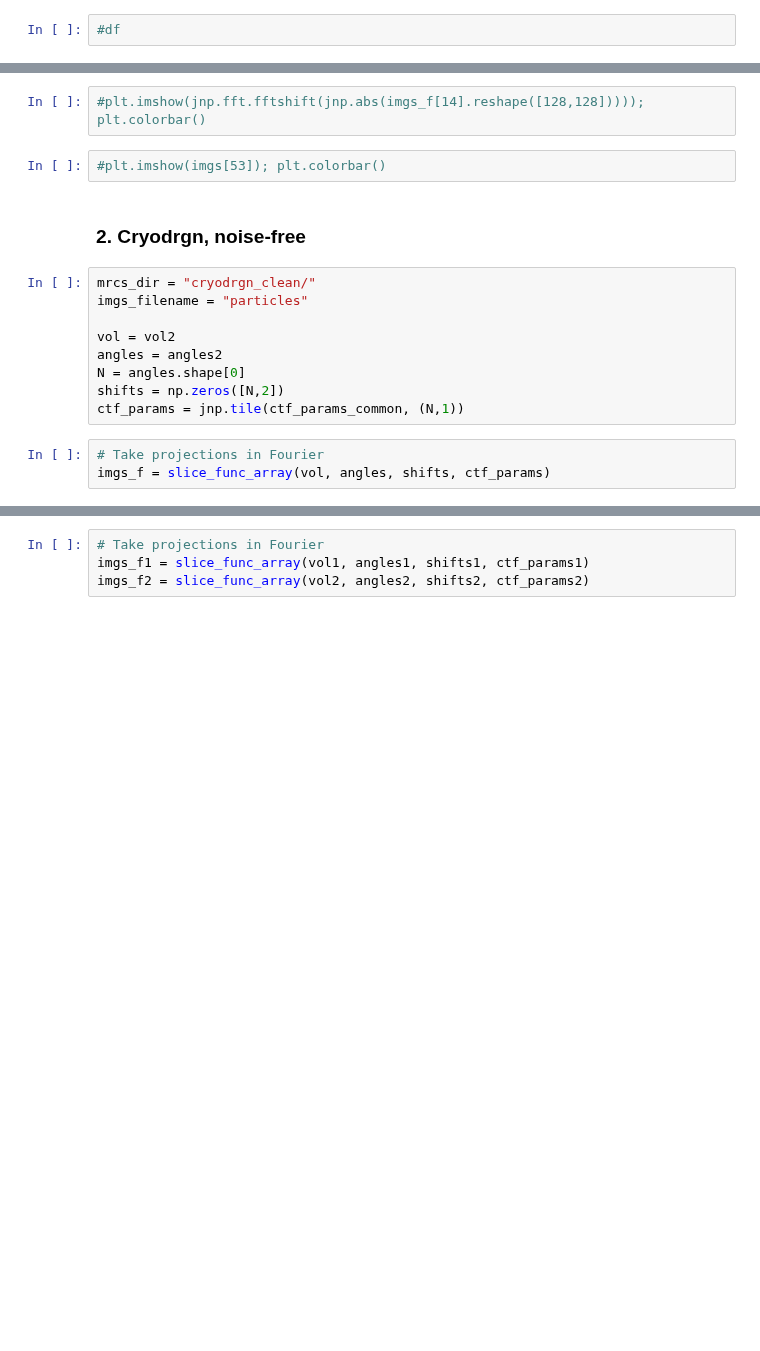
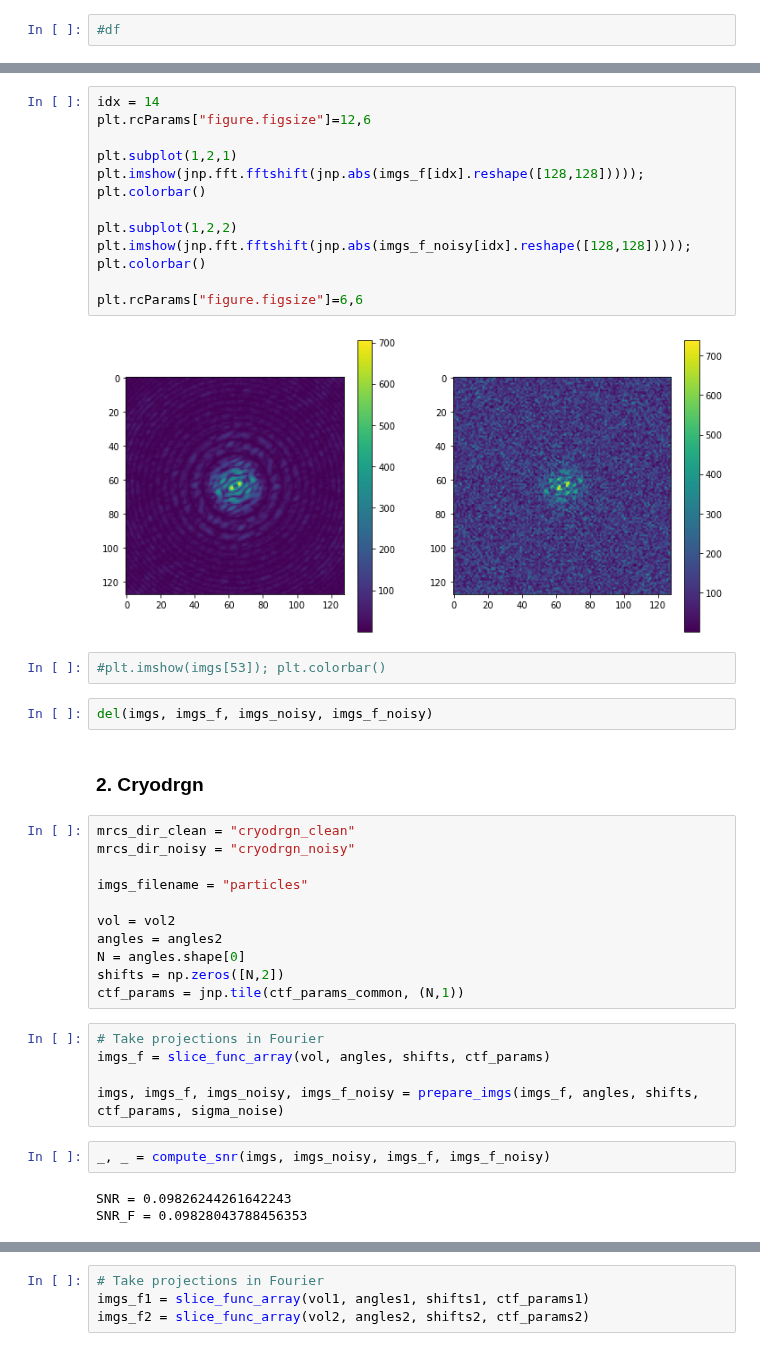
Before and after one commit to bogdantoader/simplecryoem, a Jupyter notebook: nb/Create_simulated_data.ipynb, the cells around one changed output, grey strips where cells are left out. Cells and saved outputs as stored; diff of their text form; blank space fills up the shorter version.

```diff
--- a/nb/Create_simulated_data.ipynb
+++ b/nb/Create_simulated_data.ipynb
@@ -205,11 +260,26 @@ imgs, imgs_f, df = write_star_and_mrcs(out_dir, mrcs_dir, imgs_filename, imgs_f,
 # %%
-#plt.imshow(jnp.fft.fftshift(jnp.abs(imgs_f[14].reshape([128,128])))); plt.colorbar()
+idx = 14
+plt.rcParams["figure.figsize"]=12,6
+
+plt.subplot(1,2,1)
+plt.imshow(jnp.fft.fftshift(jnp.abs(imgs_f[idx].reshape([128,128])))); plt.colorbar()
+
+plt.subplot(1,2,2)
+plt.imshow(jnp.fft.fftshift(jnp.abs(imgs_f_noisy[idx].reshape([128,128])))); plt.colorbar()
+
+plt.rcParams["figure.figsize"]=6,6
+# %% [output]
+[figure, added]
 # %%
 #plt.imshow(imgs[53]); plt.colorbar()
+# %%
+del(imgs, imgs_f, imgs_noisy, imgs_f_noisy)
 # %% [markdown]
-### 2. Cryodrgn, noise-free
+### 2. Cryodrgn
 # %%
-mrcs_dir = "cryodrgn_clean/"
+mrcs_dir_clean = "cryodrgn_clean"
+mrcs_dir_noisy = "cryodrgn_noisy"
+
 imgs_filename = "particles"
 
 vol = vol2
@@ -220,4 +290,11 @@ ctf_params = jnp.tile(ctf_params_common, (N,1))
 # %%
 # Take projections in Fourier
 imgs_f = slice_func_array(vol, angles, shifts, ctf_params)
+
+imgs, imgs_f, imgs_noisy, imgs_f_noisy = prepare_imgs(imgs_f, angles, shifts, ctf_params, sigma_noise)
+# %%
+_, _ = compute_snr(imgs, imgs_noisy, imgs_f, imgs_f_noisy)
+# %% [output]
+SNR = 0.09826244261642243
+SNR_F = 0.09828043788456353
 # %%
```
Also changed, not shown: parts of 24 cells of this notebook.
